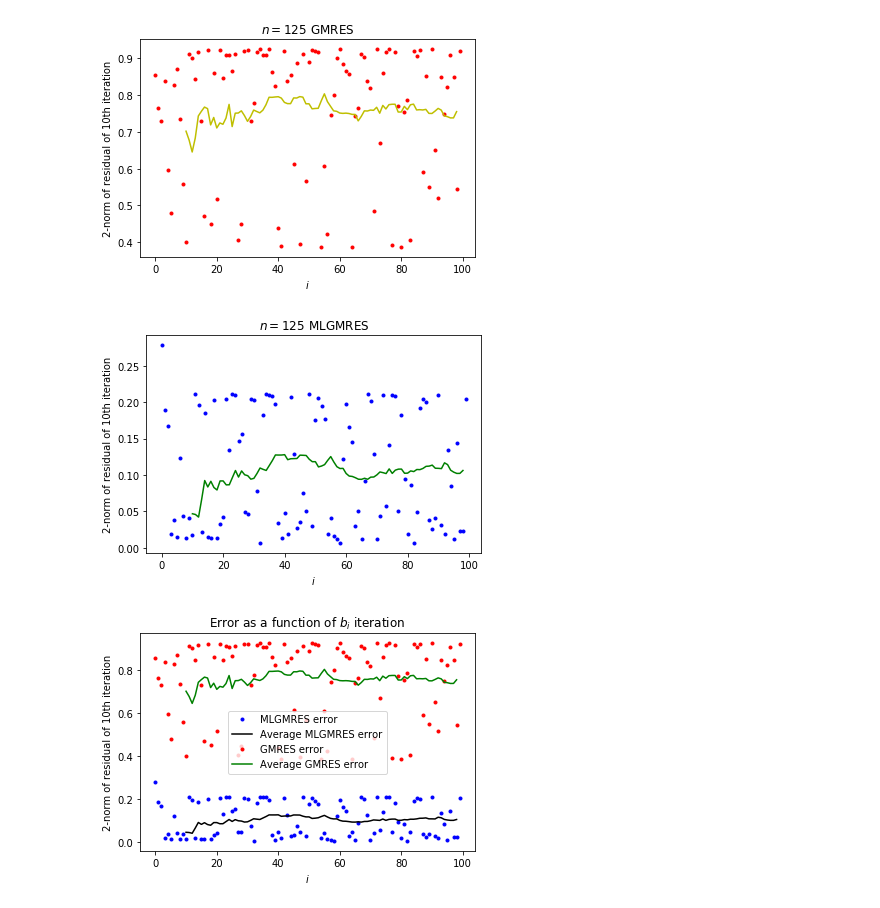
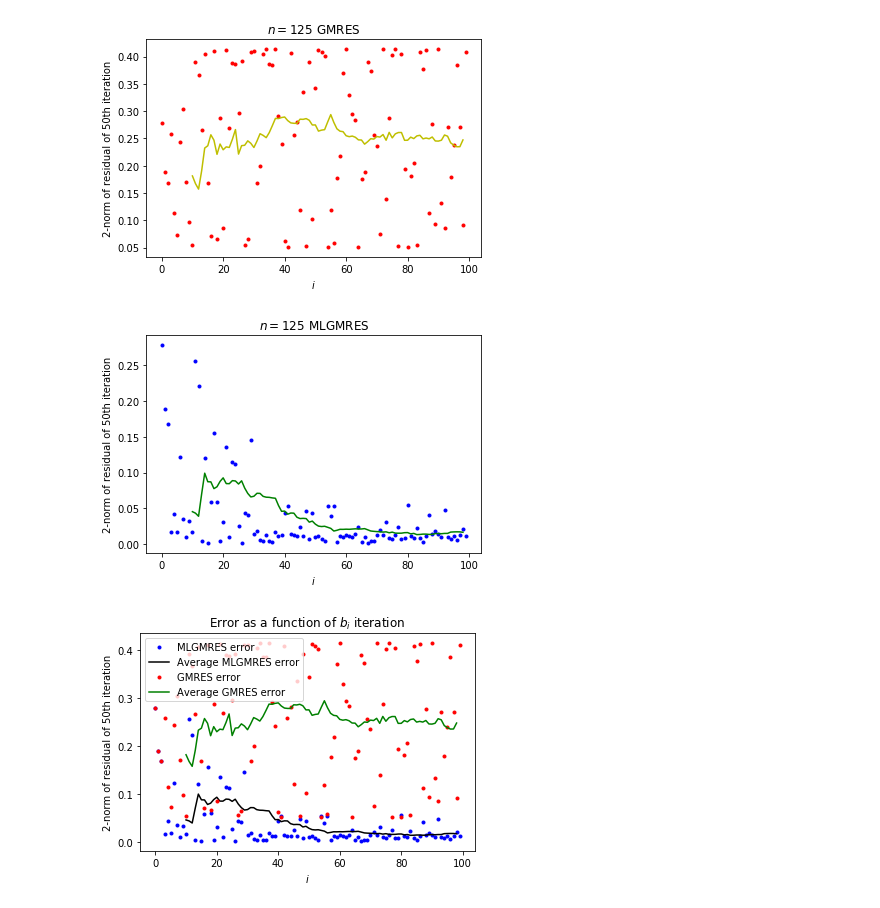
Before and after one commit to ML4FnP/GMRES-Learning, a Jupyter notebook: GPU_SandboxOnline.ipynb, the cells around one changed output. Saved outputs shown, nothing was run; the diff lists cells and outputs as text; code cells hidden in the pictures.

```diff
--- a/GPU_SandboxOnline.ipynb
+++ b/GPU_SandboxOnline.ipynb
@@ -131,29 +132,29 @@ from src_dir import *
 
 
 ML_GMRES_Time_list=[]
+
 Err_list=[]
-
-
-trainTime_list=[]
 NonML_Err_List=[]
 
 run_time_ML_list=[]
+run_timeP1_ML_list=[]
+run_timeP2_ML_list=[]
+
 run_time_list=[]
+GmresRunTimeOriginal=[]
+GmresRunTimeOriginal2=[]
 
-run_time_ML_listP1=[]
-run_time_ML_listP2=[]
-
-GmresRunTimeOriginal=[]
-GmresRunTimeOriginal_2=[]
+trainTime_list=[]
 
 
 debug=True
+refine1=False
+refine2=True
 
 blist=[]
 reslist=[]
 
-refine1=False
-refine2=True
+
 
 for ProbIdx in range(n_steps):
 
@@ -164,27 +165,23 @@ for ProbIdx in range(n_steps):
 
 
 
-    OutList1,run_time1_ML=MLGMRES(A, b/b_norm, x0, e1, nmax_iter,ML_GMRES_Time_list,ProbIdx,restart,debug,blist,reslist,Err_list,refine1)  # normalize b for optimal NN performance.
+    OutList1,run_time1_ML=MLGMRES(A, b/b_norm, x0, e1, nmax_iter,ML_GMRES_Time_list,ProbIdx,restart,debug,refine1,blist,reslist,Err_list)  # normalize b for optimal NN performance.
     Out=OutList1[0]
     ML_GMRES_Time_list=OutList1[1]
-    trainTime_list.append(OutList1[2])
     blist=OutList1[3]
     reslist=OutList1[4]
     Err_list=OutList1[5]
 
-
-
-#     ML_Out2,run_time2_ML=GMRES_timed(A, b/b_norm, Out[-1], e2, nmax_iter,restart, debug)  # normalize b for optimal NN performance.
-    OutList2,run_time2_ML=MLGMRES(A, b/b_norm, Out[-1], e2, nmax_iter,ML_GMRES_Time_list,ProbIdx,restart,debug,blist,reslist,Err_list,refine2)  # normalize b for optimal NN performance.
-    Out=OutList2[0]
+    OutList2,run_time2_ML=MLGMRES(A, b/b_norm, Out[-1], e2, nmax_iter,ML_GMRES_Time_list,ProbIdx,restart,debug,refine2,blist,reslist,Err_list)
+    Out2=OutList2[0]
     ML_GMRES_Time_list=OutList2[1]
     trainTime_list.append(OutList2[2])
     blist=OutList2[3]
     reslist=OutList2[4]
     Err_list=OutList2[5]
 
-    run_time_ML_listP1.append(run_time1_ML)
-    run_time_ML_listP2.append(run_time2_ML)
+    run_timeP1_ML_list.append(run_time1_ML)
+    run_timeP2_ML_list.append(run_time2_ML)
     run_time_ML_list.append(run_time1_ML+run_time2_ML)
 
 
@@ -192,12 +189,13 @@ for ProbIdx in range(n_steps):
 
     NonML_Out1,run_time1=GMRES_timed(A, b/b_norm, x0, e1, nmax_iter,restart, debug)  # normalize b for optimal NN performance.
     NonML_Err=resid(A, NonML_Out1, b/b_norm)
-    NonML_Err_List.append(NonML_Err[10])
-    GmresRunTimeOriginal.append(run_time1)
+    NonML_Err_List.append(NonML_Err[50])
 
     NonML_Out2,run_time2=GMRES_timed(A, b/b_norm, NonML_Out1[-1], e2, nmax_iter,restart, debug)  # normalize b for optimal NN performance.
+
+    GmresRunTimeOriginal.append(run_time1)
+    GmresRunTimeOriginal2.append(run_time2)
     run_time_list.append(run_time1+run_time2)
-    GmresRunTimeOriginal_2.append(run_time2)
 
     print(ProbIdx)
 
@@ -262,11 +266,11 @@ for j in range(0,n_steps):
 
 pp.plot(count,np.asarray(NonML_Err_List),'.r',count[10:-1],AVG[10:-1],'y')
 pp.xlabel('$i$')
-pp.ylabel('2-norm of residual of 10th iteration')
+pp.ylabel('2-norm of residual of 50th iteration')
 pp.title('$n=125$ GMRES')
 pp.savefig('GMRES.png')
 # %% [output]
-[figure, old version]
+[figure, new version]
 # %%
 Err_Array_ML=np.asarray(Err_list)
 AVGML=np.zeros((n_steps,1))
@@ -276,24 +280,24 @@ for j in range(0,n_steps):
 
 pp.plot(count,np.asarray(Err_Array_ML),'.b',count[10:-1],AVGML[10:-1],'g')
 pp.xlabel('$i$')
-pp.ylabel('2-norm of residual of 10th iteration')
+pp.ylabel('2-norm of residual of 50th iteration')
 pp.title('$n=125$ MLGMRES')
 pp.savefig('MLGMRES.png')
 # %% [output]
-[figure, old version]
+[figure, new version]
 # %%
 pp.plot(count,Err_Array_ML,'.b',label='MLGMRES error')
 pp.plot(count[10:-1],AVGML[10:-1],'k',label='Average MLGMRES error')
 pp.plot(count,Err_Array,'.r',label='GMRES error')
 pp.plot(count[10:-1],AVG[10:-1],'g',label='Average GMRES error')
 
 pp.xlabel('$i$')
-pp.ylabel('2-norm of residual of 10th iteration')
+pp.ylabel('2-norm of residual of 50th iteration')
 pp.title('Error as a function of $b_i$ iteration ')
 pp.legend(loc='best')
 pp.savefig('Compare.png')
 # %% [output]
-[figure, old version]
+[figure, new version]
 # %%
 GmresRunTimeOriginal_AVG=np.zeros((n_steps,1))
 ML_GMRES_Time_AVG=np.zeros((n_steps,1))
```
Also changed, not shown: parts of 8 cells of this notebook, 15 other files.
